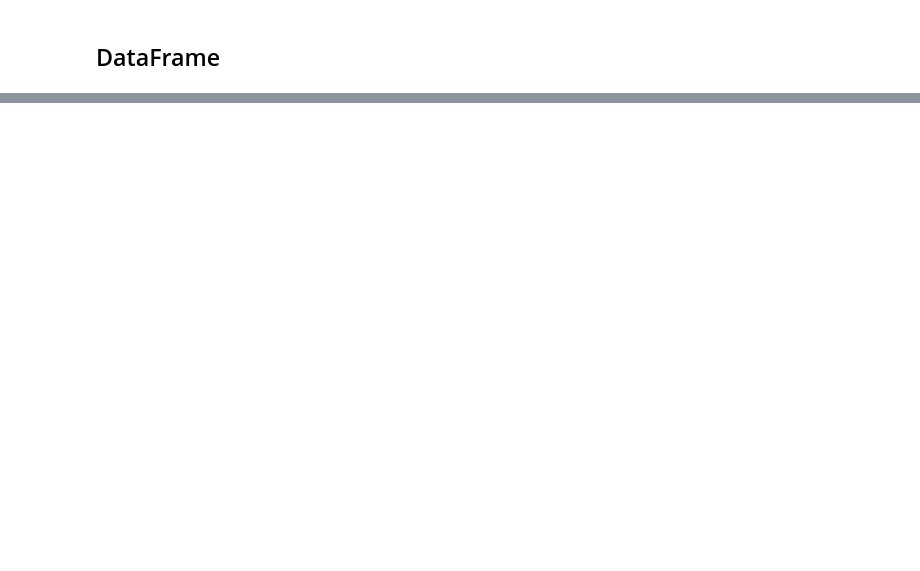
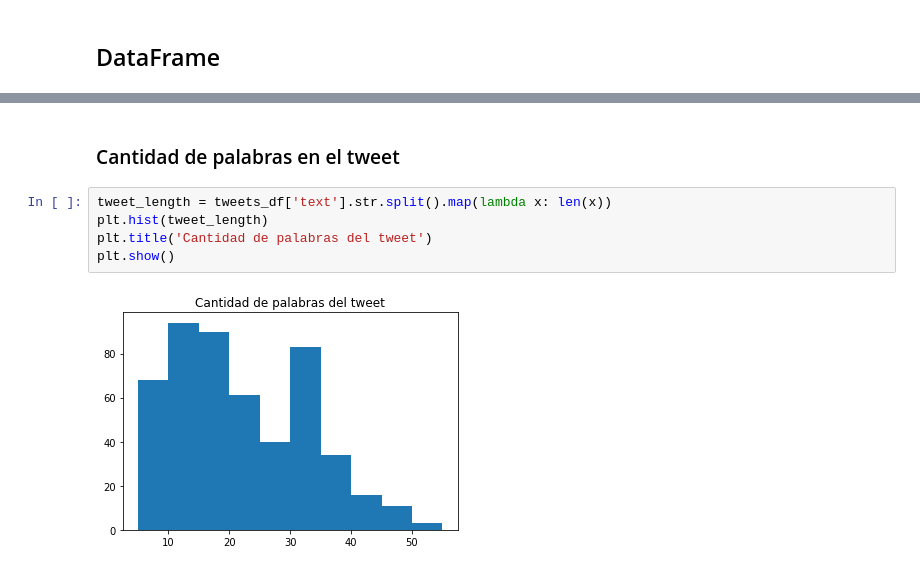
Before and after one commit to Requetetin/DS_Lab6, a Jupyter notebook: Lab6.ipynb, the cells around one changed output, grey strips where cells are left out. Drawn from its saved outputs; the diff is of its cells as text; blank space fills up the shorter version.

```diff
--- a/Lab6.ipynb
+++ b/Lab6.ipynb
@@ -71,0 +129,9 @@ tweets_df.head()
+# %% [markdown]
+### Cantidad de palabras en el tweet
+# %%
+tweet_length = tweets_df['text'].str.split().map(lambda x: len(x))
+plt.hist(tweet_length)
+plt.title('Cantidad de palabras del tweet')
+plt.show()
+# %% [output]
+[figure, added]
```
Also changed, not shown: parts of 70 cells of this notebook.
